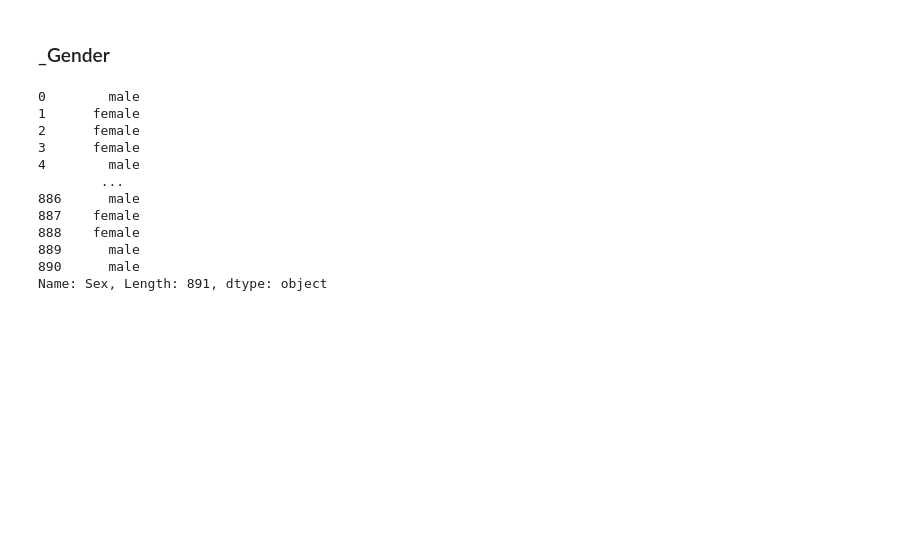
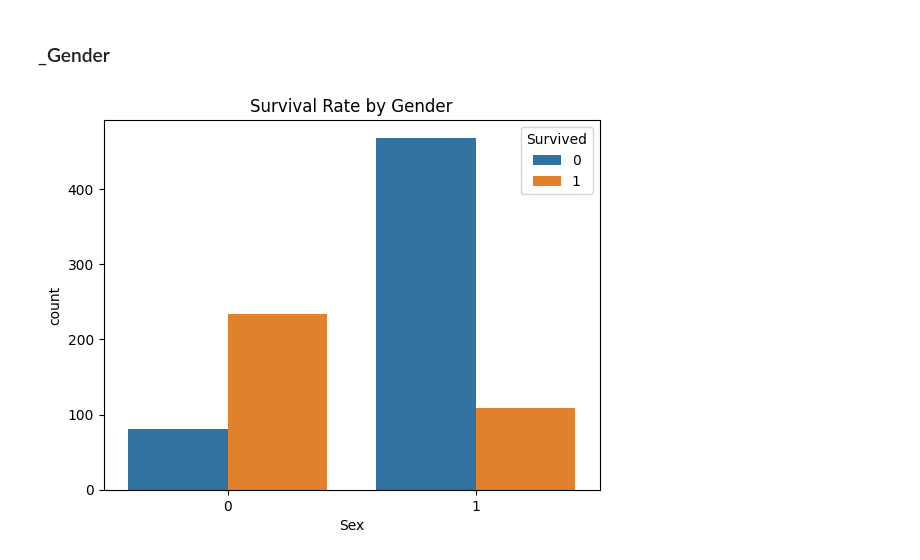
Before and after one commit to brc0d3s/CODSOFT, a Jupyter notebook: 1. Titanic Survival Prediction/TITANIC_SURVIVAL.ipynb, the cells around one changed output. Saved outputs shown, nothing was run; the diff lists cells and outputs as text; code cells hidden in the pictures; blank space fills up the shorter version.

```diff
--- a/1. Titanic Survival Prediction/TITANIC_SURVIVAL.ipynb
+++ b/1. Titanic Survival Prediction/TITANIC_SURVIVAL.ipynb
@@ -87,17 +129,9 @@ sns.countplot(x = df['Survived'], hue = df['Pclass'])
 ###
 ### _Gender
 # %%
-df['Sex']
+# Survival rate by gender
+sns.countplot(x='Sex', hue='Survived', data=df)
+plt.title('Survival Rate by Gender')
+plt.show()
 # %% [output]
-0        male
-1      female
-2      female
-3      female
-4        male
-        ...
-886      male
-887    female
-888    female
-889      male
-890      male
-Name: Sex, Length: 891, dtype: object
+[figure, added]
```
Also changed, not shown: parts of 41 cells of this notebook, 1 other file.
